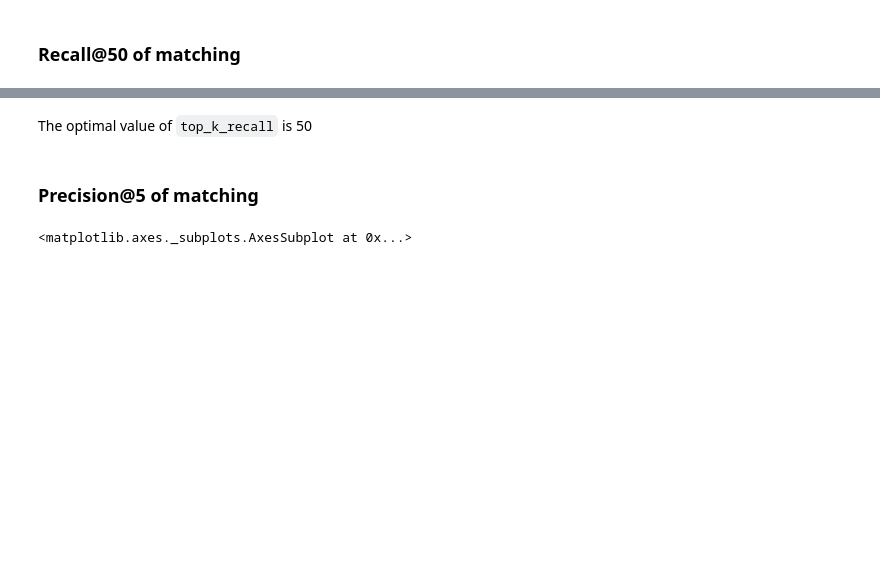
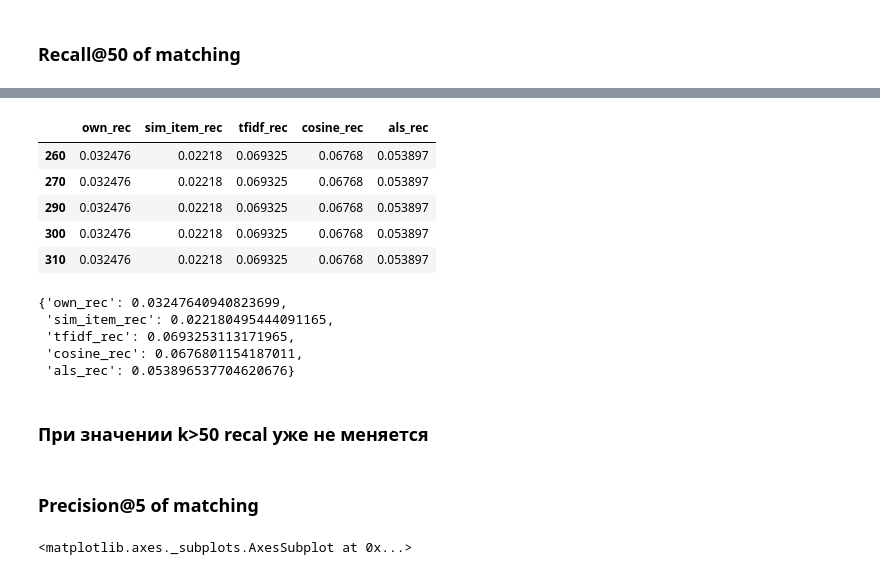
Before and after one commit to albul-k/gb_recommender_systems, a Jupyter notebook: task.ipynb, the cells around one changed output, grey strips where cells are left out. Drawn from its saved outputs; the diff is of its cells as text; code cells hidden in the pictures; blank space fills up the shorter version.

```diff
--- a/task.ipynb
+++ b/task.ipynb
@@ -218,2 +230,19 @@ sns.lineplot(data=pd.DataFrame.from_dict(results_recall, orient='index'))
-# %% [markdown]
-The optimal value of `top_k_recall` is 50
+# %%
+pd.DataFrame.from_dict(results_recall, orient='index').sort_values(by='tfidf_rec', ascending=False).head()
+# %% [output]
+|  | own_rec | sim_item_rec | tfidf_rec | cosine_rec | als_rec |
+| 260 | 0.032476 | 0.02218 | 0.069325 | 0.06768 | 0.053897 |
+| 270 | 0.032476 | 0.02218 | 0.069325 | 0.06768 | 0.053897 |
+| 290 | 0.032476 | 0.02218 | 0.069325 | 0.06768 | 0.053897 |
+| 300 | 0.032476 | 0.02218 | 0.069325 | 0.06768 | 0.053897 |
+| 310 | 0.032476 | 0.02218 | 0.069325 | 0.06768 | 0.053897 |
+# %%
+results_recall[50]
+# %% [output]
+{'own_rec': 0.03247640940823699,
+ 'sim_item_rec': 0.022180495444091165,
+ 'tfidf_rec': 0.0693253113171965,
+ 'cosine_rec': 0.0676801154187011,
+ 'als_rec': 0.053896537704620676}
+# %% [markdown]
+### При значении k>50 recal уже не меняется
```
Also changed, not shown: parts of 67 cells of this notebook, 3 other files.
